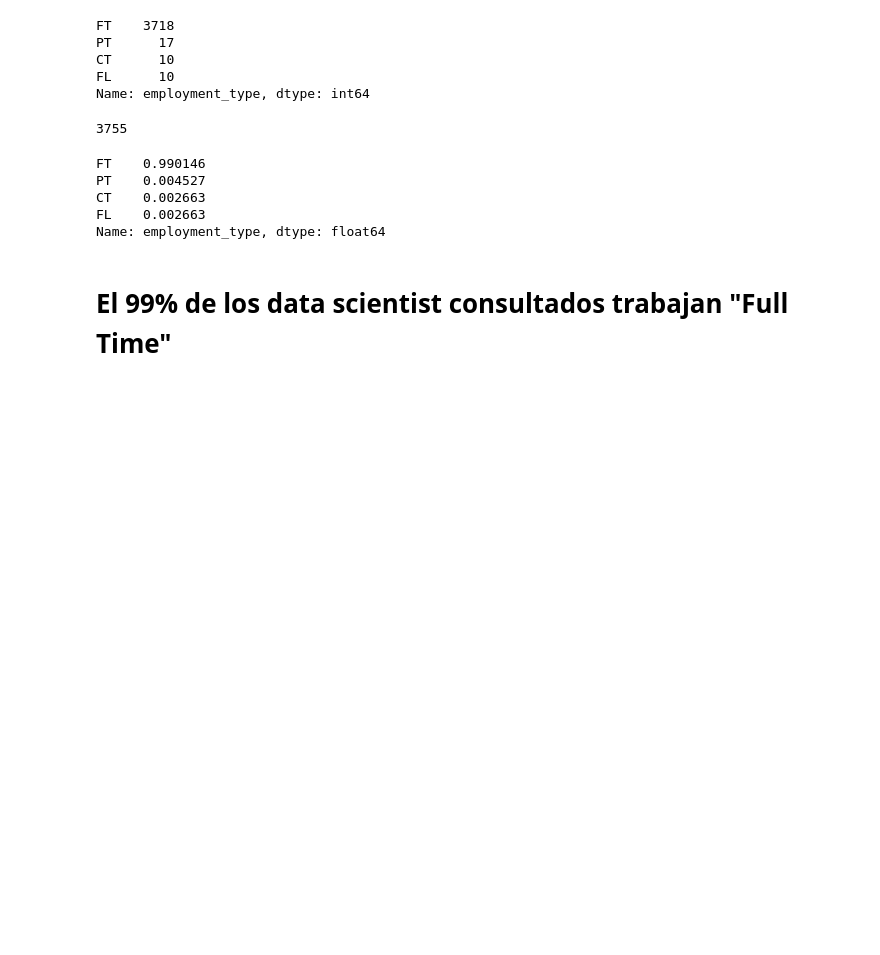
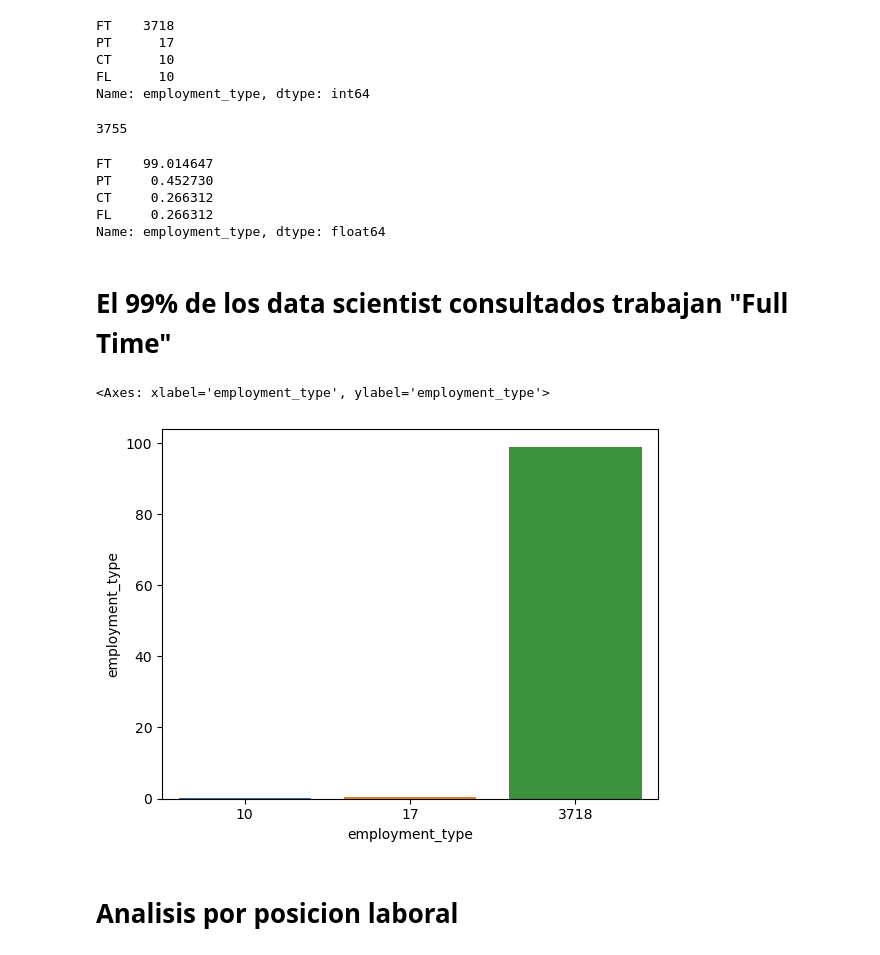
Before and after one commit to DataMasterBI/DS_SALARIES2023, a Jupyter notebook: EDA.ipynb, the cells around one changed output. Cells and saved outputs as stored; diff of their text form; code cells hidden in the pictures; blank space fills up the shorter version.

```diff
--- a/EDA.ipynb
+++ b/EDA.ipynb
@@ -144,12 +144,20 @@ total_emp_count
 # %%
 # Analizo los porcentajes de los roles
 rol_percent = type_rol_employ /total_emp_count
+rol_percent = rol_percent*100
 rol_percent
 # %% [output]
-FT    0.990146
-PT    0.004527
-CT    0.002663
-FL    0.002663
+FT    99.014647
+PT     0.452730
+CT     0.266312
+FL     0.266312
 Name: employment_type, dtype: float64
 # %% [markdown]
 # El 99% de los data scientist consultados trabajan "Full Time"
+# %%
+sns.barplot(x=type_rol_employ, y=rol_percent)
+# %% [output]
+<Axes: xlabel='employment_type', ylabel='employment_type'>
+[figure, added]
+# %% [markdown]
+# Analisis por posicion laboral
```
